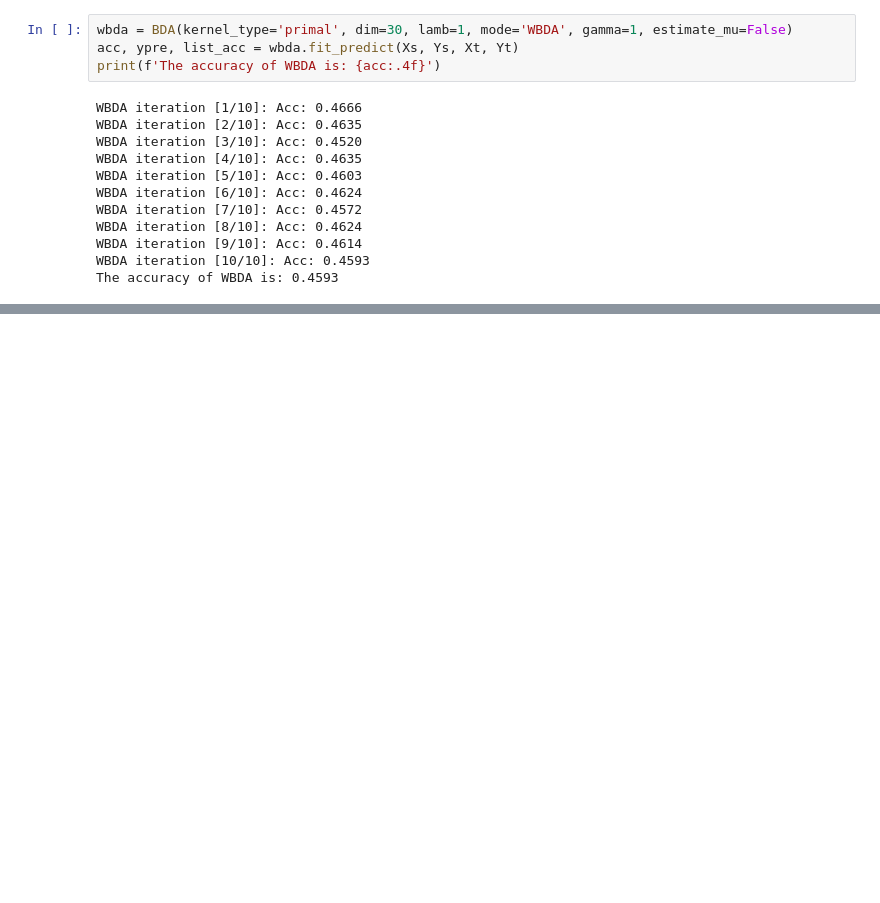
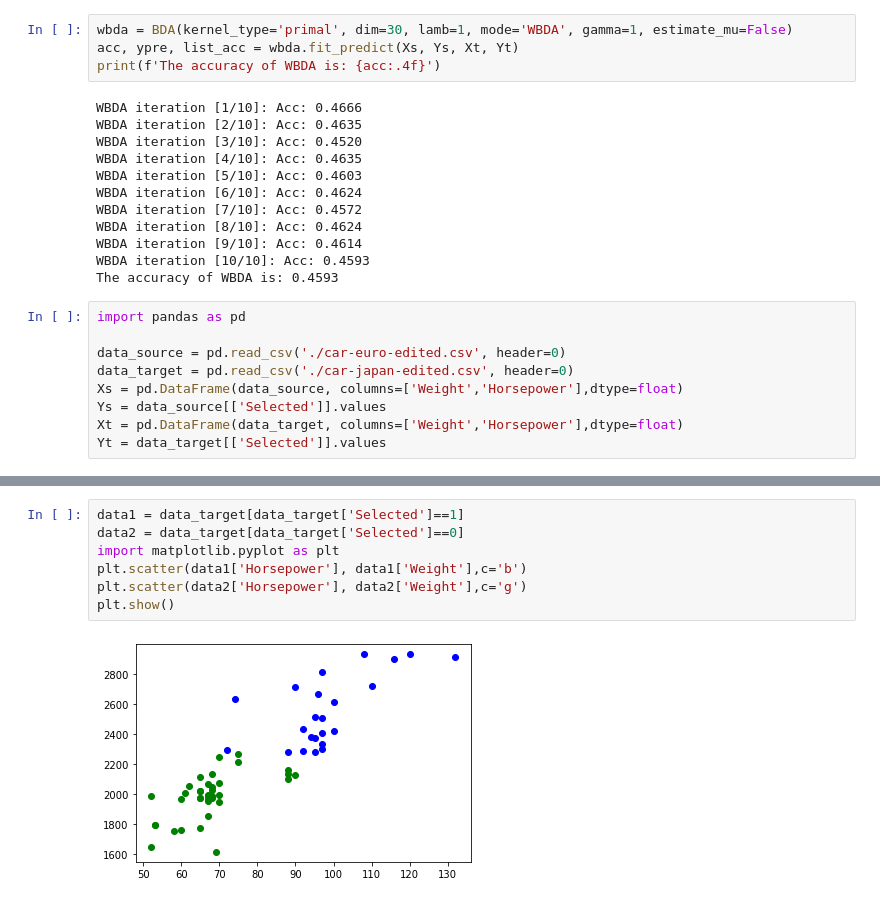
Before and after one commit to Zhou-Zihan/interact-transfer, a Jupyter notebook: 新建文件夹/Traditional_transfer_learning.ipynb, the cells around one changed output, grey strips where cells are left out. Cells and saved outputs as stored; diff of their text form; blank space fills up the shorter version.

```diff
--- a/新建文件夹/Traditional_transfer_learning.ipynb
+++ b/新建文件夹/Traditional_transfer_learning.ipynb
@@ -258,3 +294,12 @@ WBDA iteration [8/10]: Acc: 0.4624
 WBDA iteration [9/10]: Acc: 0.4614
 WBDA iteration [10/10]: Acc: 0.4593
 The accuracy of WBDA is: 0.4593
+# %%
+import pandas as pd
+
+data_source = pd.read_csv('./car-euro-edited.csv', header=0)
+data_target = pd.read_csv('./car-japan-edited.csv', header=0)
+Xs = pd.DataFrame(data_source, columns=['Weight','Horsepower'],dtype=float)
+Ys = data_source[['Selected']].values
+Xt = pd.DataFrame(data_target, columns=['Weight','Horsepower'],dtype=float)
+Yt = data_target[['Selected']].values
@@ -260,0 +358,9 @@ The accuracy of WBDA is: 0.4593
+# %%
+data1 = data_target[data_target['Selected']==1]
+data2 = data_target[data_target['Selected']==0]
+import matplotlib.pyplot as plt
+plt.scatter(data1['Horsepower'], data1['Weight'],c='b')
+plt.scatter(data2['Horsepower'], data2['Weight'],c='g')
+plt.show()
+# %% [output]
+[figure, added]
```
Also changed, not shown: parts of 12 cells of this notebook, 42 other files.
